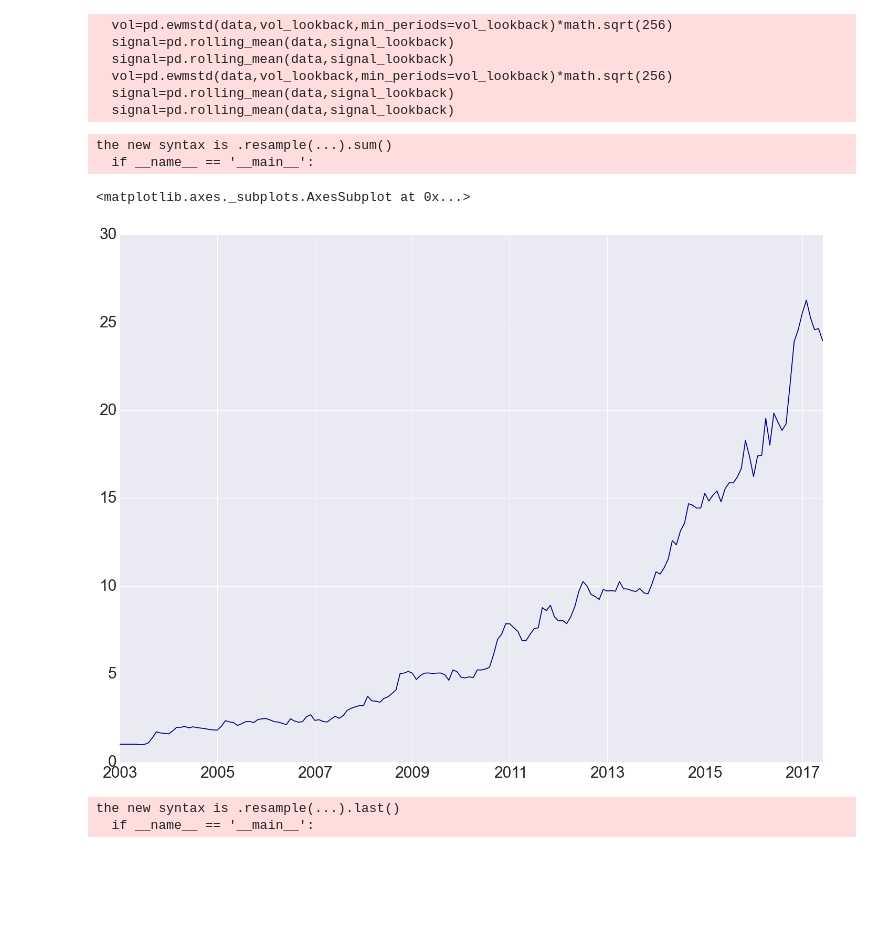
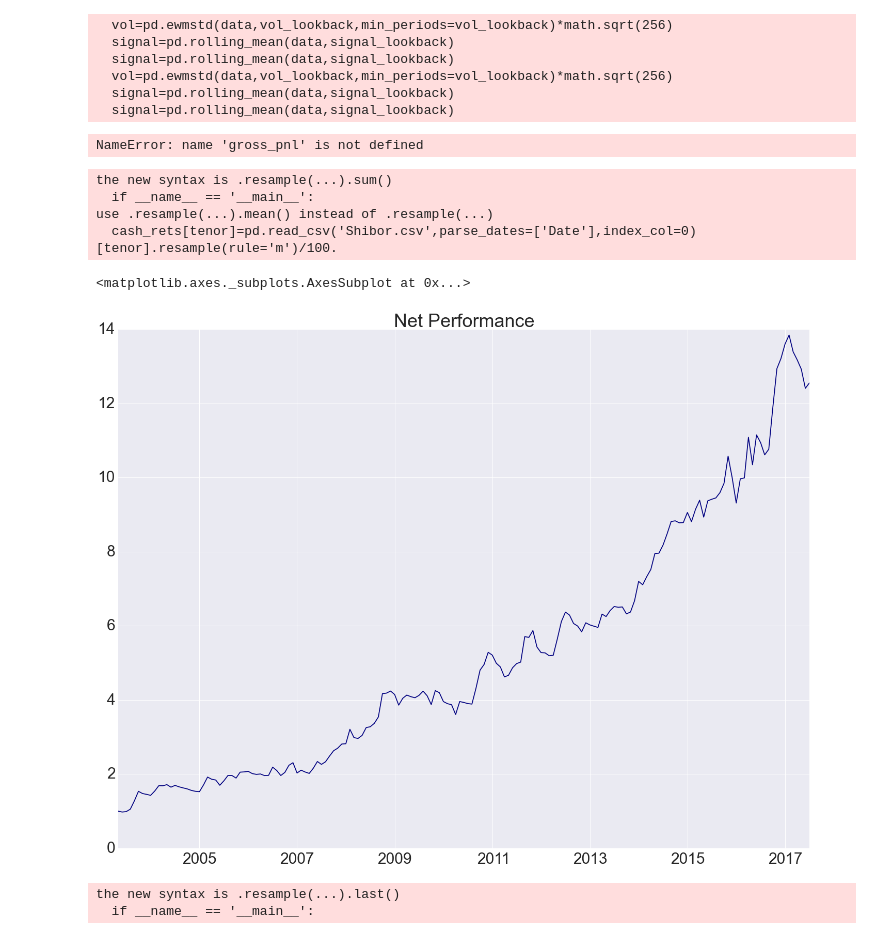
Before and after one commit to mrefermat/Project_C, a Jupyter notebook: Performance comparison.ipynb, the cells around one changed output. Drawn from its saved outputs; the diff is of its cells as text; code cells hidden in the pictures; blank space fills up the shorter version.

Commit message:
Additional charts for presentations

```diff
--- a/Performance comparison.ipynb
+++ b/Performance comparison.ipynb
@@ -46,18 +46,27 @@ lots=calc_position(s_combined,FundAUM,scaling_factor,curr_px)
   vol=pd.ewmstd(data,vol_lookback,min_periods=vol_lookback)*math.sqrt(256)
   signal=pd.rolling_mean(data,signal_lookback)
   signal=pd.rolling_mean(data,signal_lookback)
+# %%
+calc_net_performance(gross_pnl,management_fee,performance_fee).plot(colormap='jet',title='Net Performance')
+# %% [output]
+NameError: name 'gross_pnl' is not defined
 # %%
+management_fee = 0.015
+performance_fee = 0.2
 mul=get_contract_multipliers()[df.columns]
 cost=cost_model_position(lots,curr_px,mul,fee=0.0003)
 # %%
 PNL = calc_pnl_position_wc(lots,df,curr_px,0.0003)/FundAUM
 # %%
-(PNL.sum(axis=1).resample(rule='m',how='sum')+1).cumprod().plot(colormap='jet')
+gross_pnl=PNL.dropna(how='all').sum(axis=1).resample(rule='m',how='sum')
+calc_net_performance(gross_pnl,management_fee,performance_fee).plot(colormap='jet',title='Net Performance')
 # %% [output]
 the new syntax is .resample(...).sum()
   if __name__ == '__main__':
+use .resample(...).mean() instead of .resample(...)
+  cash_rets[tenor]=pd.read_csv('Shibor.csv',parse_dates=['Date'],index_col=0)[tenor].resample(rule='m')/100.
 <matplotlib.axes._subplots.AxesSubplot at 0x...>
-[figure, old version]
+[figure, new version]
 # %%
 HL=pd.read_csv('HL.csv',parse_dates=['Date']).set_index('Date').resample(rule='m',how='last')
 # %% [output]
```
Also changed, not shown: parts of 3 cells of this notebook, 3 other files.
